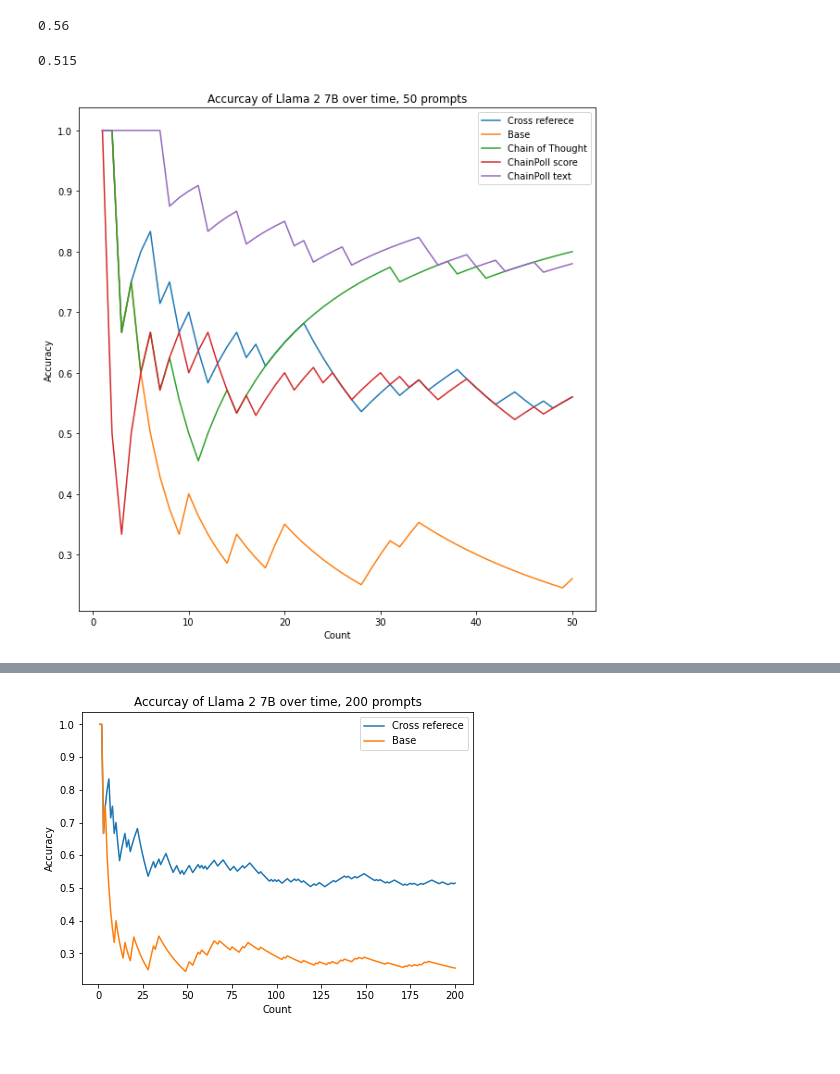
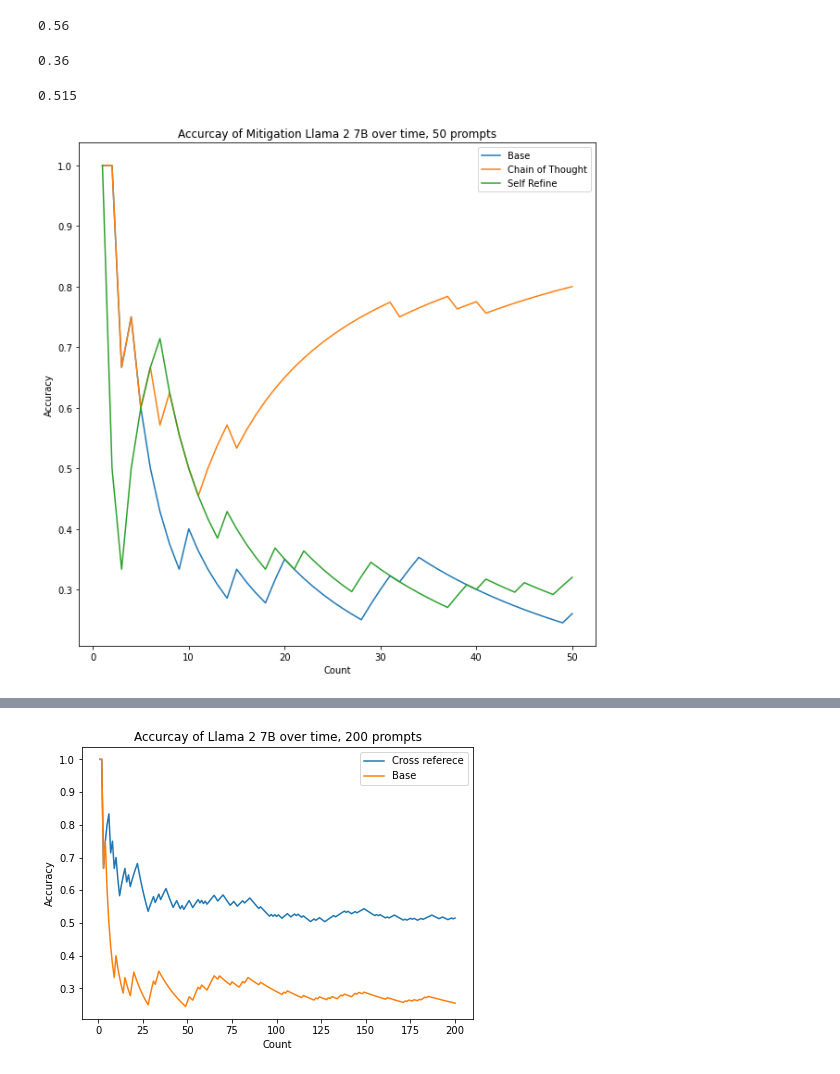
Before and after one commit to WilliamCollins-a/LLMHallucinations, a Jupyter notebook: output/ROC-Base.ipynb, the cells around one changed output, grey strips where cells are left out. Cells and saved outputs as stored; diff of their text form; code cells hidden in the pictures.

```diff
--- a/output/ROC-Base.ipynb
+++ b/output/ROC-Base.ipynb
@@ -23,6 +23,12 @@ data
 # %%
 data['COT']=data['COT_man'].cumsum()
 data['acc_COT']=data['COT']/(data.index + 1)
+# %%
+data['SR_sum']=data['SR'].cumsum()
+data['acc_SR']=data['SR_sum']/(data.index + 1)
+# %%
+data['Ent_s']=data['Ent'].cumsum()
+data['acc_Ent']=data['Ent_s']/(data.index + 1)
 # %%
 data['CP']=data['ChainPoll_score'].cumsum()
 data['acc_CP']=data['CP']/(data.index + 1)
@@ -118,6 +124,11 @@ acc_cr_50 = sum(data['Man_cor'][:50])/len(data['Man_cor'][:50])
 acc_cr_50
 # %% [output]
 0.56
+# %%
+acc_Ent_50 = sum(data['Ent'][:50])/len(data['Man_cor'][:50])
+acc_Ent_50
+# %% [output]
+0.36
 # %%
 acc_cr = sum(data['Man_cor'])/len(data['Man_cor'])
 acc_cr
@@ -126,17 +137,15 @@ acc_cr
 # %%
 plt.figure(figsize=(10, 10))
 
 
-plt.plot(data[:50].index+1, data['acc_cr'][:50], label=f'Cross referece')
 plt.plot(data[:50].index+1, data['acc_c'][:50], label=f'Base')
 plt.plot(data[:50].index+1, data['acc_COT'][:50], label=f'Chain of Thought')
-plt.plot(data[:50].index+1, data['acc_CP'][:50], label=f'ChainPoll score')
-plt.plot(data[:50].index+1, data['acc_CPt'][:50], label=f'ChainPoll text')
+plt.plot(data[:50].index+1, data['acc_SR'][:50], label=f'Self Refine')
 # Set labels and title
 plt.xlabel('Count')
 plt.ylabel('Accuracy')
-plt.title('Accurcay of Llama 2 7B over time, 50 prompts')
+plt.title('Accurcay of Mitigation Llama 2 7B over time, 50 prompts')
 plt.legend()
 plt.show()
 # %% [output]
-[figure, old version]
+[figure, new version]
```
Also changed, not shown: parts of 2 cells of this notebook, 1 other file.
